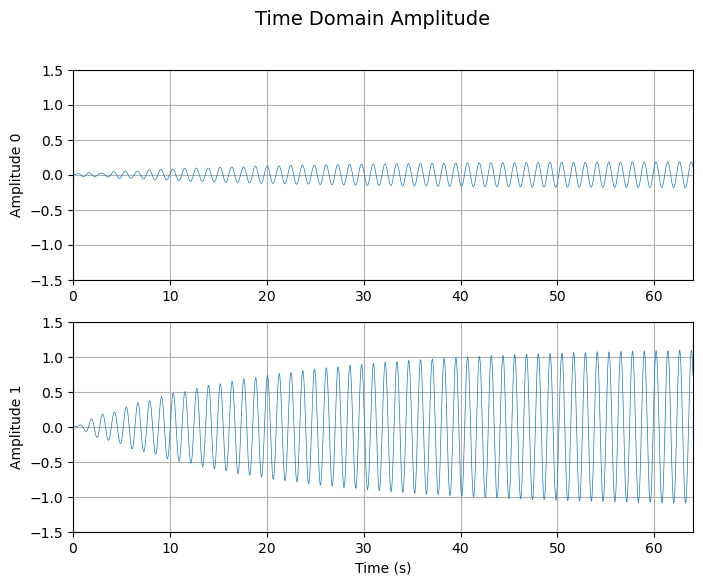
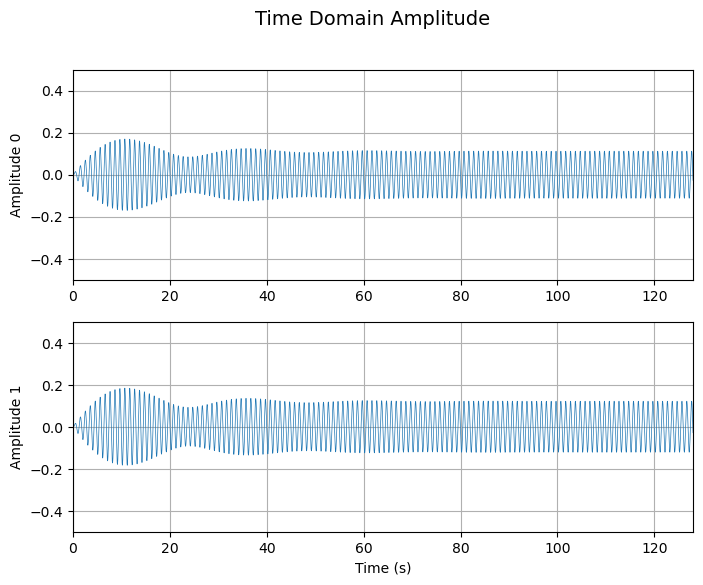
The change to this notebook cell's code, shown as a diff; its figure went from the first image to the second:
--- before
+++ after
@@ -2,5 +2,5 @@
 ut =  MRPy(np.dot(Phi, uk), fs=uk.fs)   # back from modal space to nodal displacements
 
-ut.plot_time(1, figsize=(8,6), axis_t=[0, ut.Td, -1.5, 1.5]);
+ut.plot_time(1, figsize=(8,6), axis_t=[0, ut.Td, -0.5, 0.5]);
 
 print('R.M.S. displacement of system mass: {0:6.3f}m'.format(ut[0].std()))

Commit: Update Class_13_ExamplesModalSuperposition.ipynb